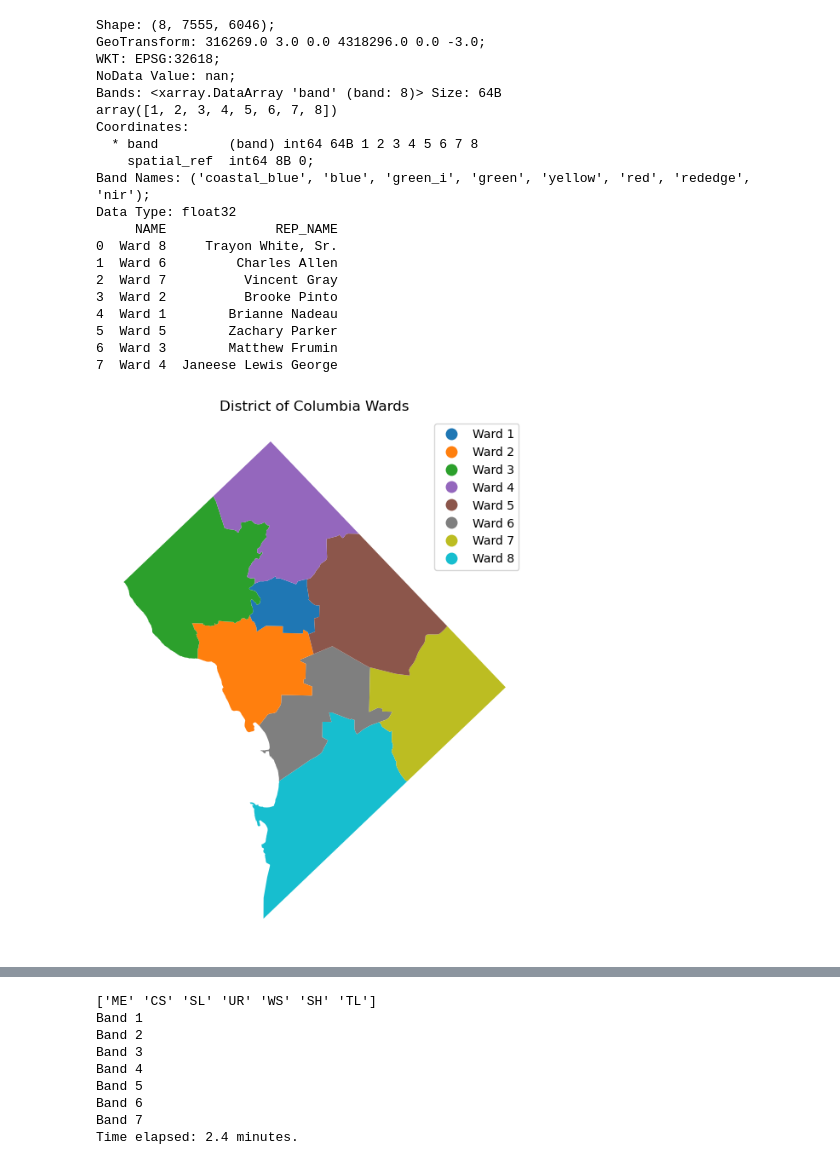
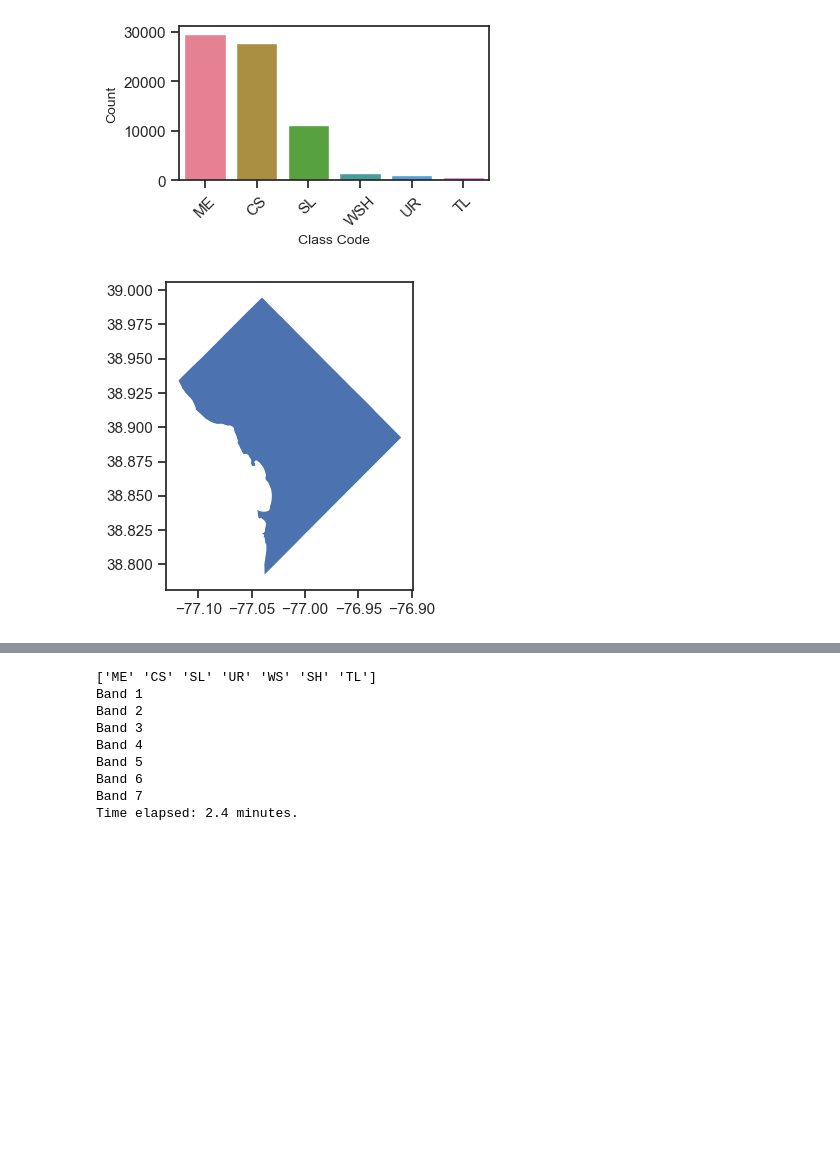
Before and after one commit to maxwellCcook/rooftop-mapping, a Jupyter notebook: code/Figures.ipynb, the cells around one changed output, grey strips where cells are left out. Saved outputs shown, nothing was run; the diff lists cells and outputs as text; code cells hidden in the pictures; blank space fills up the shorter version.

Commit message:
Updates to 00psscene-prep
Now includes the full workflow

```diff
--- a/code/Figures.ipynb
+++ b/code/Figures.ipynb
@@ -22,13 +22,16 @@ import os
 import geopandas as gpd
 import rioxarray as rxr
 import earthpy.plot as ep
+import seaborn as sns
+import matplotlib as mpl
+
 from matplotlib import pyplot as plt
 
 %matplotlib inline
 
 print(os.getcwd())
 
-projdir = '/Users/max/Library/CloudStorage/OneDrive-Personal/mcook/earth-lab/opp-urban-fuels/rooftop-materials/'
+projdir = '/Users/max/Library/CloudStorage/OneDrive-Personal/mcook/earth-lab/opp-rooftop-mapping/'
 
 # Coordinate Ref. System
 proj = 32618  # UTM Zone 18N
@@ -41,0 +65,21 @@ Ready!
+# %%
+# Count the occurrences of each class_code
+class_counts = footprints['class_code'].value_counts()
+
+# Count the occurrences of each class_code
+class_counts = footprints['class_code'].value_counts().reset_index()
+class_counts.columns = ['class_code', 'count']
+
+# Create a unique color palette for the number of unique classes
+unique_classes = class_counts['class_code']
+class_palette = sns.color_palette("husl", len(unique_classes))  # Husl or any other palette
+
+# Plot the bar chart with unique colors
+plt.figure(figsize=(4, 2))
+sns.barplot(x='class_code', y='count', data=class_counts, hue='class_code', palette=class_palette, dodge=False, legend=False)
+plt.xlabel('Class Code', fontsize=10)
+plt.ylabel('Count', fontsize=10)
+plt.xticks(rotation=45)  # Rotate the x labels if necessary
+plt.show()
+# %% [output]
+[figure, added]
@@ -42,53 +103,15 @@ Ready!
 # %%
 # Bring in the data and create simple plots
 
-# Load the image data (original 8-band SuperDove imagery)
-stack = os.path.join(projdir,'data/spatial/mod/dc_data/planet-data/dc_data_psscene8b.tif')
-stack = rxr.open_rasterio(stack, cache=False, masked=True)
-shp, gt, wkt, nd = stack.shape, stack.spatial_ref.GeoTransform, stack.rio.crs, stack.rio.nodata
-print(
-    f"Shape: {shp}; \n"
-    f"GeoTransform: {gt}; \n"
-    f"WKT: {wkt}; \n"
-    f"NoData Value: {nd}; \n"
-    f"Bands: {stack.band}; \n"
-    f"Band Names: {stack.attrs['long_name']}; \n"
-    f"Data Type: {stack[0].dtype}")
+# Geospatial data (DC wards)
+dc = os.path.join(projdir,'data/spatial/raw/dc_data/boundaries/district_of_columbia.gpkg')
+dc = gpd.read_file(dc)
 
-# # Create a map of the RGB
-# fig, ax = plt.subplots(figsize=(6, 6))
-# ep.plot_rgb(stack, rgb=(3, 2, 1), ax=ax)
-
-# Geospatial data (DC wards)
-wards = os.path.join(projdir,'data/spatial/raw/dc_data/boundaries/district_of_columbia_wards.gpkg')
-wards = gpd.read_file(wards)
-print(wards[["NAME","REP_NAME"]].head(8))
+dc_ = dc.to_crs(4326)
 
 # Plot the DC wards
-fig, ax = plt.subplots(1, 1, figsize=(8, 8))
-wards.plot(column='NAME', ax=ax, legend=True)
-ax.set_title('District of Columbia Wards')
-ax.set_axis_off()  # Removes the axis for a cleaner look
+fig, ax = plt.subplots(1, 1, figsize=(4, 4))
+dc_.plot(ax=ax)
 plt.show()
 # %% [output]
-Shape: (8, 7555, 6046);
-GeoTransform: 316269.0 3.0 0.0 4318296.0 0.0 -3.0;
-WKT: EPSG:32618;
-NoData Value: nan;
-Bands: <xarray.DataArray 'band' (band: 8)> Size: 64B
-array([1, 2, 3, 4, 5, 6, 7, 8])
-Coordinates:
-  * band         (band) int64 64B 1 2 3 4 5 6 7 8
-    spatial_ref  int64 8B 0;
-Band Names: ('coastal_blue', 'blue', 'green_i', 'green', 'yellow', 'red', 'rededge', 'nir');
-Data Type: float32
-     NAME              REP_NAME
-0  Ward 8     Trayon White, Sr.
-1  Ward 6         Charles Allen
-2  Ward 7          Vincent Gray
-3  Ward 2          Brooke Pinto
-4  Ward 1        Brianne Nadeau
-5  Ward 5        Zachary Parker
-6  Ward 3        Matthew Frumin
-7  Ward 4  Janeese Lewis George
-[figure, old version]
+[figure, new version]
```
Also changed, not shown: parts of 6 cells of this notebook, 8 other files.
